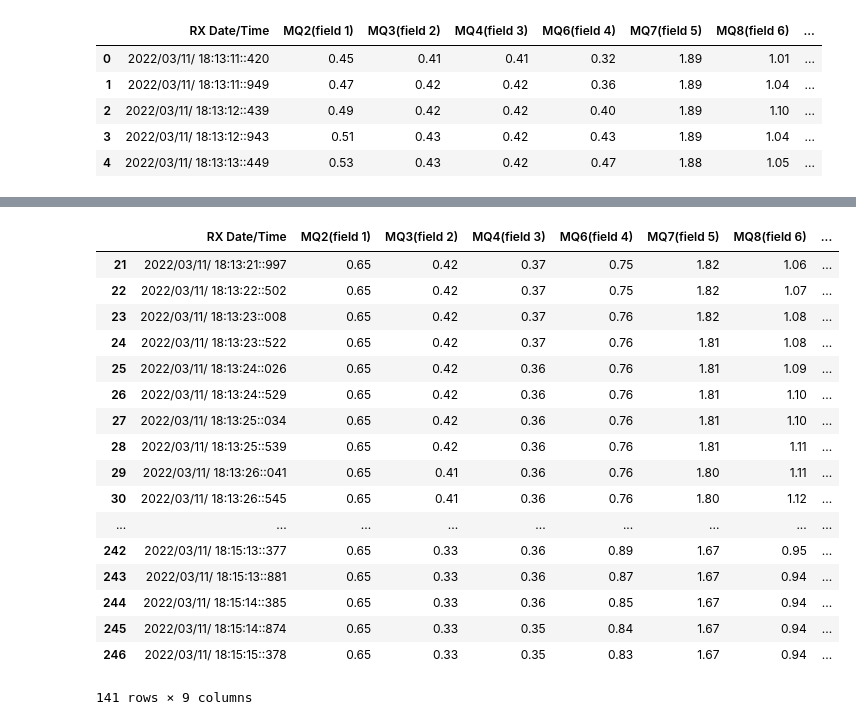
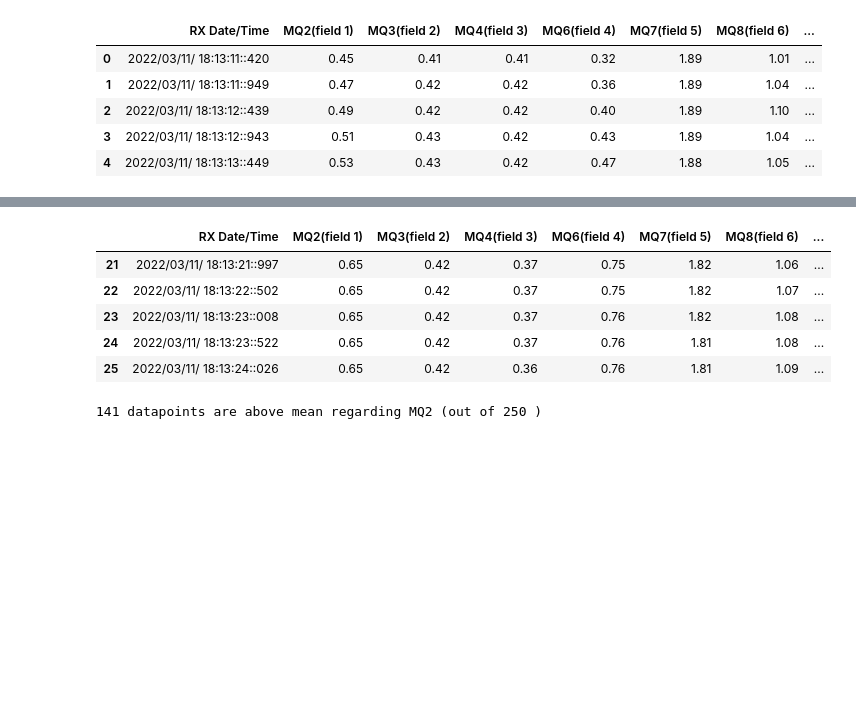
Before and after one commit to e-nose/arduinose, a Jupyter notebook: plotly_test.ipynb, the cells around one changed output, grey strips where cells are left out. Drawn from its saved outputs; the diff is of its cells as text; code cells hidden in the pictures; blank space fills up the shorter version.

```diff
--- a/plotly_test.ipynb
+++ b/plotly_test.ipynb
@@ -84,23 +68,14 @@ vin_test = vin.copy()
 # %%
-vin_change = vin_test[vin_test['MQ2(field 1)'] > vin_test['MQ2(field 1)'].mean()]
-vin_change
+vin_test = vin.copy()
+vin_above_mean = vin_test[vin_test['MQ2(field 1)'] > vin_test['MQ2(field 1)'].mean()]
+display(vin_above_mean.head())
+print(len(vin_above_mean), 'datapoints are above mean regarding MQ2 (out of', len(vin_test), ')')
 # %% [output]
 |  | RX Date/Time | MQ2(field 1) | MQ3(field 2) | MQ4(field 3) | MQ6(field 4) | MQ7(field 5) | MQ8(field 6) | ... |
 | 21 | 2022/03/11/ 18:13:21::997 | 0.65 | 0.42 | 0.37 | 0.75 | 1.82 | 1.06 | ... |
 | 22 | 2022/03/11/ 18:13:22::502 | 0.65 | 0.42 | 0.37 | 0.75 | 1.82 | 1.07 | ... |
 | 23 | 2022/03/11/ 18:13:23::008 | 0.65 | 0.42 | 0.37 | 0.76 | 1.82 | 1.08 | ... |
 | 24 | 2022/03/11/ 18:13:23::522 | 0.65 | 0.42 | 0.37 | 0.76 | 1.81 | 1.08 | ... |
 | 25 | 2022/03/11/ 18:13:24::026 | 0.65 | 0.42 | 0.36 | 0.76 | 1.81 | 1.09 | ... |
-| 26 | 2022/03/11/ 18:13:24::529 | 0.65 | 0.42 | 0.36 | 0.76 | 1.81 | 1.10 | ... |
-| 27 | 2022/03/11/ 18:13:25::034 | 0.65 | 0.42 | 0.36 | 0.76 | 1.81 | 1.10 | ... |
-| 28 | 2022/03/11/ 18:13:25::539 | 0.65 | 0.42 | 0.36 | 0.76 | 1.81 | 1.11 | ... |
-| 29 | 2022/03/11/ 18:13:26::041 | 0.65 | 0.41 | 0.36 | 0.76 | 1.80 | 1.11 | ... |
-| 30 | 2022/03/11/ 18:13:26::545 | 0.65 | 0.41 | 0.36 | 0.76 | 1.80 | 1.12 | ... |
-| ... | ... | ... | ... | ... | ... | ... | ... | ... |
-| 242 | 2022/03/11/ 18:15:13::377 | 0.65 | 0.33 | 0.36 | 0.89 | 1.67 | 0.95 | ... |
-| 243 | 2022/03/11/ 18:15:13::881 | 0.65 | 0.33 | 0.36 | 0.87 | 1.67 | 0.94 | ... |
-| 244 | 2022/03/11/ 18:15:14::385 | 0.65 | 0.33 | 0.36 | 0.85 | 1.67 | 0.94 | ... |
-| 245 | 2022/03/11/ 18:15:14::874 | 0.65 | 0.33 | 0.35 | 0.84 | 1.67 | 0.94 | ... |
-| 246 | 2022/03/11/ 18:15:15::378 | 0.65 | 0.33 | 0.35 | 0.83 | 1.67 | 0.94 | ... |
-141 rows × 9 columns
+141 datapoints are above mean regarding MQ2 (out of 250 )
 # %%
```
Also changed, not shown: parts of 10 cells of this notebook, 2 other files.
